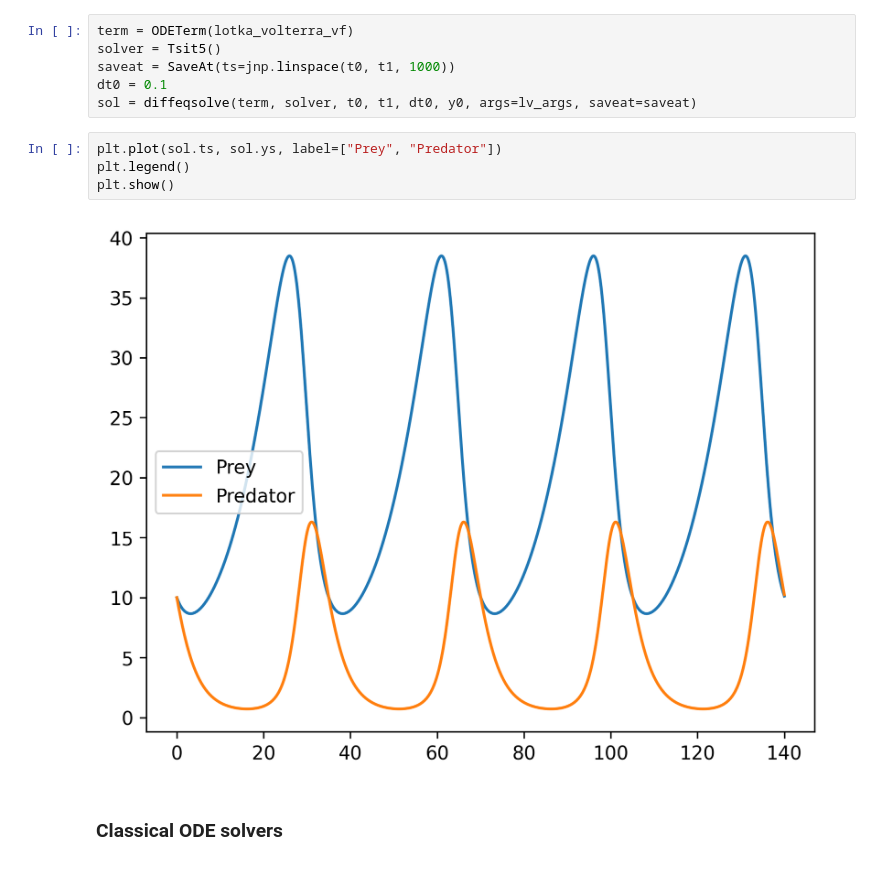
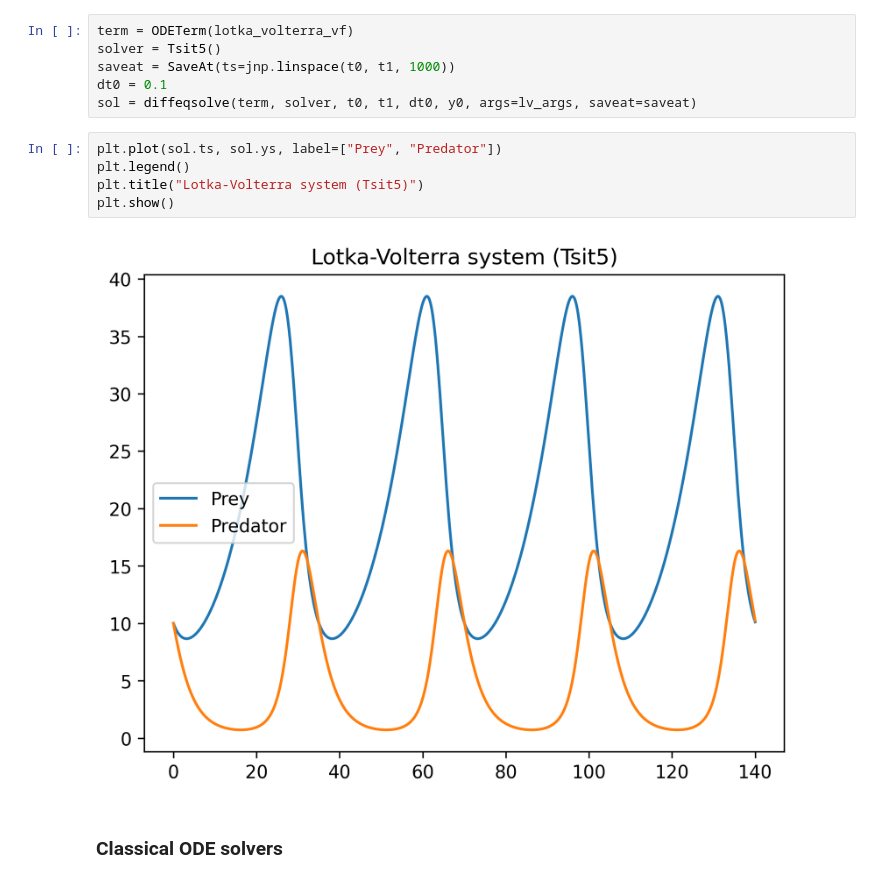
Before and after one commit to ClimatePDE/physics-informed-machine-learning, a Jupyter notebook: ode-filter/probabilistic_ode_solver.ipynb, the cells around one changed output. Cells and saved outputs as stored; diff of their text form.

```diff
--- a/ode-filter/probabilistic_ode_solver.ipynb
+++ b/ode-filter/probabilistic_ode_solver.ipynb
@@ -135,9 +200,10 @@ sol = diffeqsolve(term, solver, t0, t1, dt0, y0, args=lv_args, saveat=saveat)
 # %%
 plt.plot(sol.ts, sol.ys, label=["Prey", "Predator"])
 plt.legend()
+plt.title("Lotka-Volterra system (Tsit5)")
 plt.show()
 # %% [output]
-[figure, old version]
+[figure, new version]
 # %% [markdown]
 ### Classical ODE solvers
 # %% [markdown]
```
Also changed, not shown: parts of 55 cells of this notebook, 1 other file.
